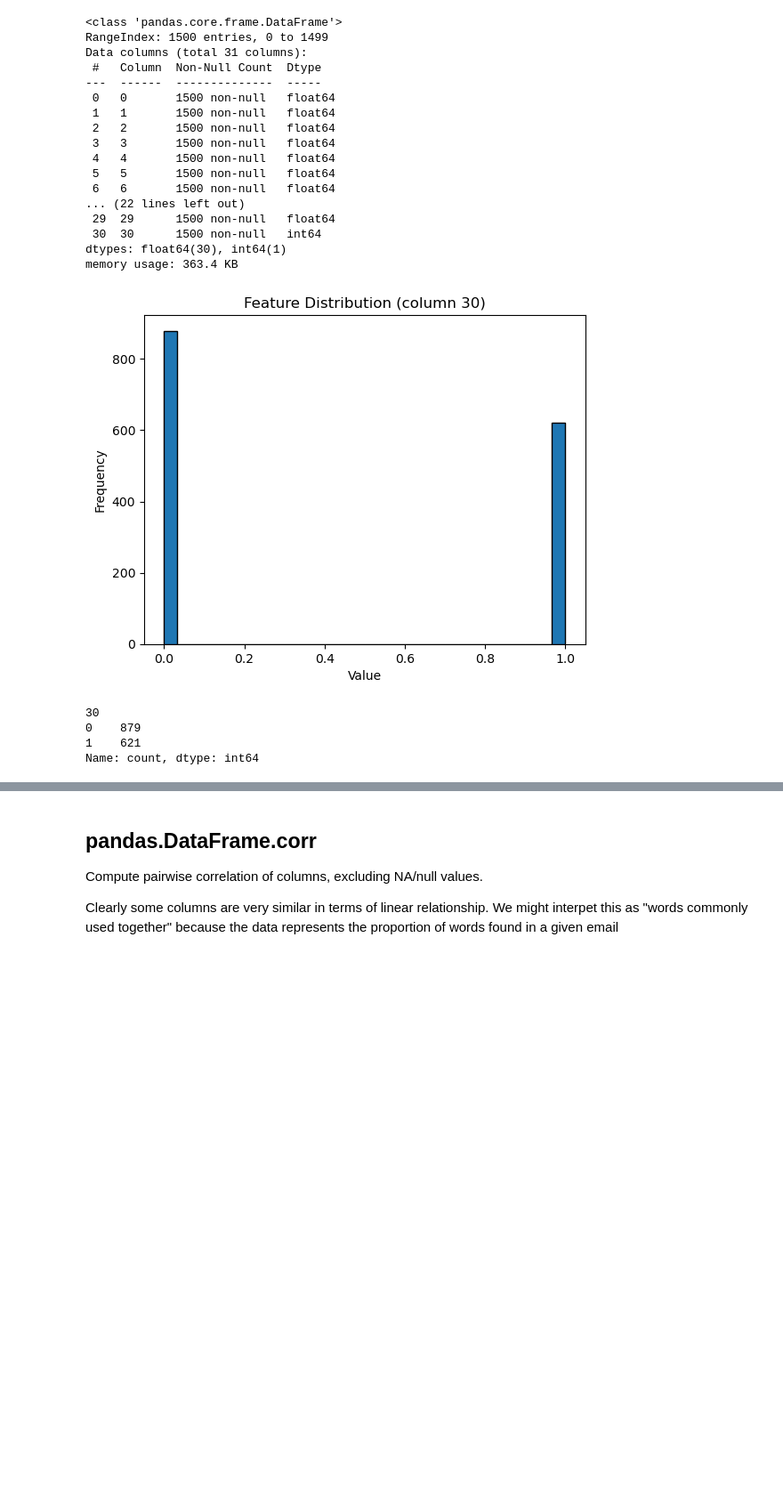
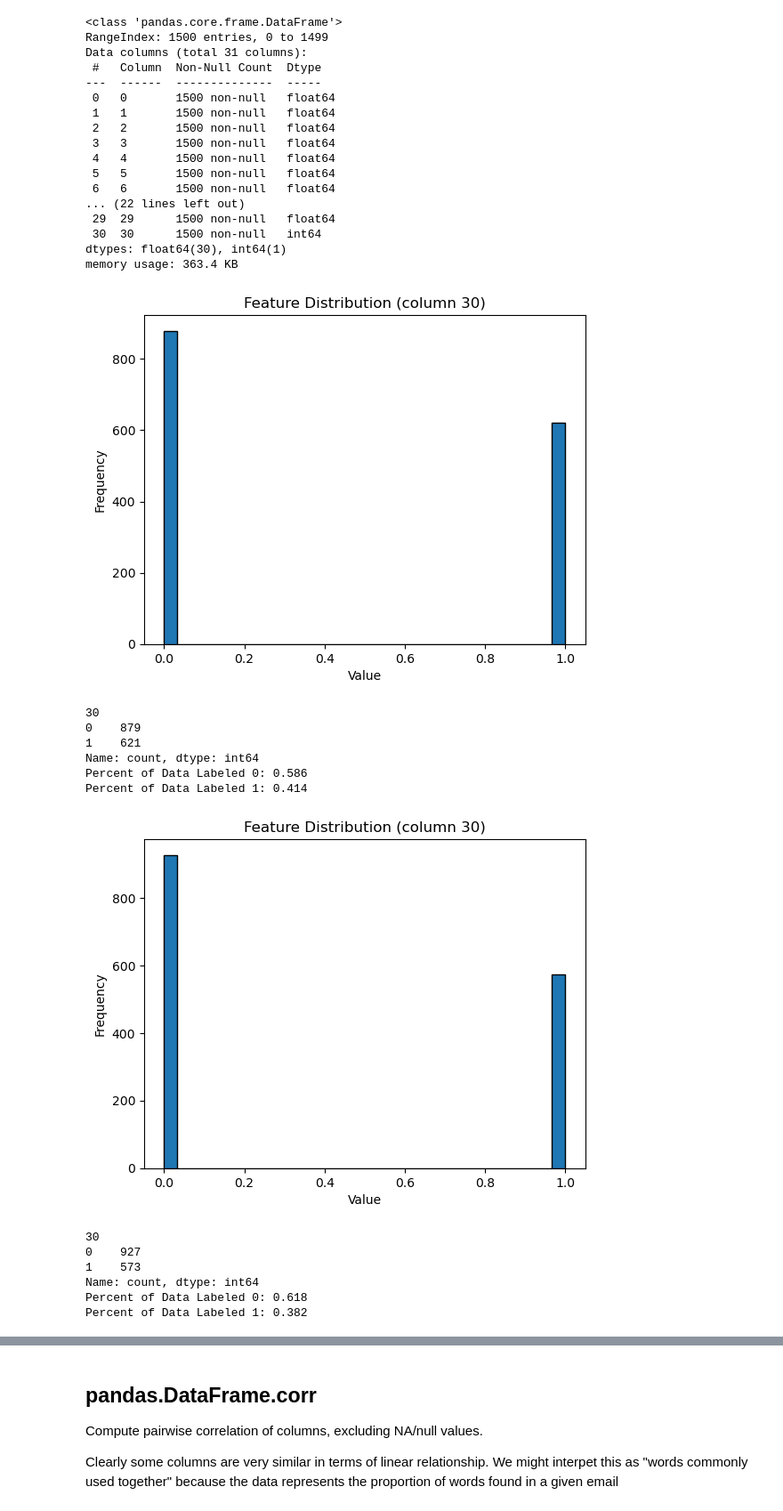
Before and after one commit to emihutter7/CSDS-340-Case-Study-1, a Jupyter notebook: CSDS340Case1.ipynb, the cells around one changed output, grey strips where cells are left out. Shown: that part at 89% size. Saved outputs shown, nothing was run; the diff lists cells and outputs as text; code cells hidden in the pictures; blank space fills up the shorter version.

```diff
--- a/CSDS340Case1.ipynb
+++ b/CSDS340Case1.ipynb
@@ -6,6 +6,7 @@ from sklearn.metrics import roc_auc_score,roc_curve
 import seaborn as sns
 # %%
 df = pd.read_csv("spamTrain1.csv", header=None)
+df_val = pd.read_csv("spamTrain2.csv", header=None)
 # %%
 df
 # %% [output]
@@ -54,11 +71,32 @@ plt.xlabel('Value')
 plt.ylabel('Frequency')
 plt.show()
 print(df[30].value_counts())
+print(f"Percent of Data Labeled 0: {df[30].value_counts()[0] / (df[30].value_counts()[0]+ df[30].value_counts()[1])} ")
+print(f"Percent of Data Labeled 1: {df[30].value_counts()[1] / (df[30].value_counts()[0]+ df[30].value_counts()[1])} ")
 # %% [output]
 [figure]
 30
 0    879
 1    621
 Name: count, dtype: int64
+Percent of Data Labeled 0: 0.586
+Percent of Data Labeled 1: 0.414
+# %%
+plt.hist(df_val[30], bins=30, edgecolor='black')
+plt.title('Feature Distribution (column 30)')
+plt.xlabel('Value')
+plt.ylabel('Frequency')
+plt.show()
+print(df_val[30].value_counts())
+print(f"Percent of Data Labeled 0: {df_val[30].value_counts()[0] / (df_val[30].value_counts()[0]+ df_val[30].value_counts()[1])} ")
+print(f"Percent of Data Labeled 1: {df_val[30].value_counts()[1] / (df_val[30].value_counts()[0]+ df_val[30].value_counts()[1])} ")
+# %% [output]
+[figure, added]
+30
+0    927
+1    573
+Name: count, dtype: int64
+Percent of Data Labeled 0: 0.618
+Percent of Data Labeled 1: 0.382
 # %%
 # Replace all the -1 with nan
```
Also changed, not shown: parts of 53 cells of this notebook.
